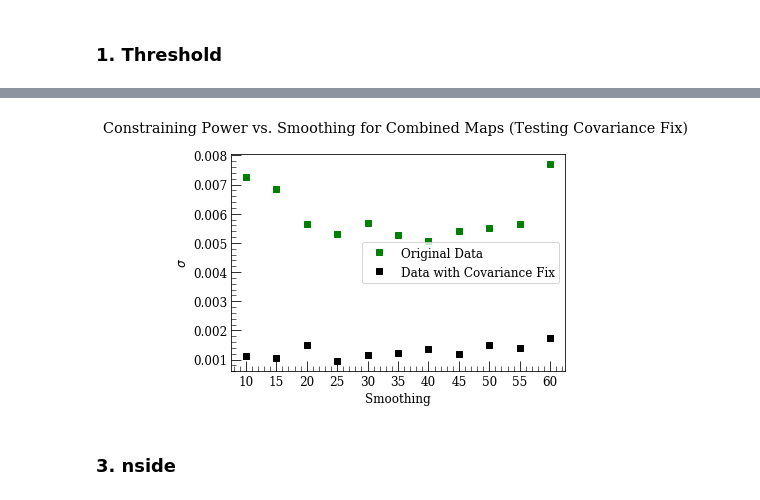
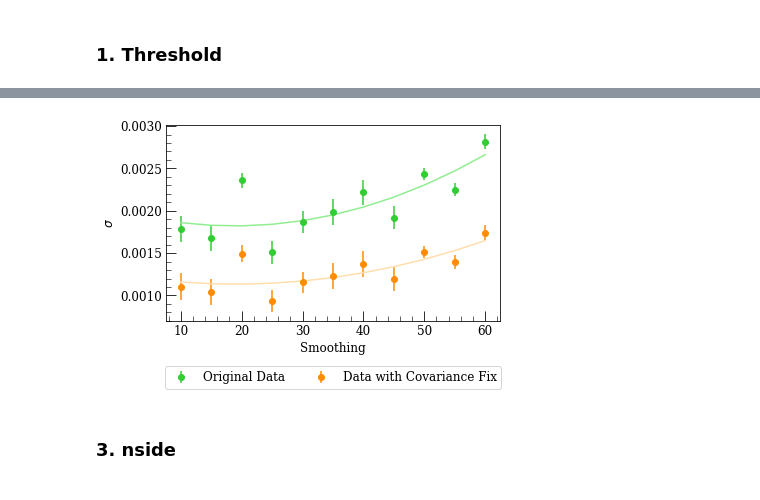
Before and after one commit to joezuntz/mink2, a Jupyter notebook: Test_Plots.ipynb, the cells around one changed output, grey strips where cells are left out. Cells and saved outputs as stored; diff of their text form; code cells hidden in the pictures.

```diff
--- a/Test_Plots.ipynb
+++ b/Test_Plots.ipynb
@@ -132,15 +199,34 @@ plt.legend(bbox_to_anchor=(0, 1), loc='upper left', ncol=1);
-# %%
-# visualise covariance fix
-
-plt.plot(smoothing_array,load_smoothing(onemap_path),'s',color='green',label='Original Data')
-plt.plot(smoothing_array,load_smoothing(cov_path),'s',color='black',label='Data with Covariance Fix')
-plt.xlabel('Smoothing')
-plt.xticks(smoothing_array)
-plt.ylabel('$\sigma$')
-plt.title('Constraining Power vs. Smoothing for Combined Maps (Testing Covariance Fix) \n')
-plt.legend();
-# %% [output]
-[figure, removed]
+# %%
+x = smoothing_array
+y1 = load_s(parent_path,2)[2]
+e1 = load_s(parent_path,2)[1]
+y2 = load_s(cov_path,2)[2]
+e2 = load_s(cov_path,2)[1]
+
+coefficient1 = np.polyfit(x,y1,2)
+poly1 = np.poly1d(coefficient1)
+new_y1 = poly1(x)
+
+coefficient2 = np.polyfit(x,y2,2)
+poly2 = np.poly1d(coefficient2)
+new_y2 = poly2(x)
+
+fig = plt.figure()
+ax = plt.subplot(111)
+
+ax.errorbar(x,y1,yerr = e1,fmt='o',color='limegreen',ecolor='limegreen',label='Original Data')
+ax.plot(x, new_y1, color='lightgreen')
+ax.errorbar(x,y2,yerr = e2,fmt='o',color='darkorange',ecolor='darkorange',label='Data with Covariance Fix')
+ax.plot(x, new_y2,color='navajowhite')
+ax.set_xlabel('Smoothing')
+ax.set_ylabel('$\sigma$')
+#ax.set_title('Constraining Power vs. Smoothing for Combined Maps (Testing Covariance Fix) \n')
+box = ax.get_position()
+ax.set_position([box.x0, box.y0 + box.height * 0.1,box.width, box.height * 0.9])
+ax.legend(loc='upper center', bbox_to_anchor=(0.5, -0.2), fancybox=True, shadow=False, ncol=5)
+plt.show()
+# %% [output]
+[figure, added]
 # %% [markdown]
 ### 3. nside
 # %%
```
Also changed, not shown: parts of 36 cells of this notebook.
